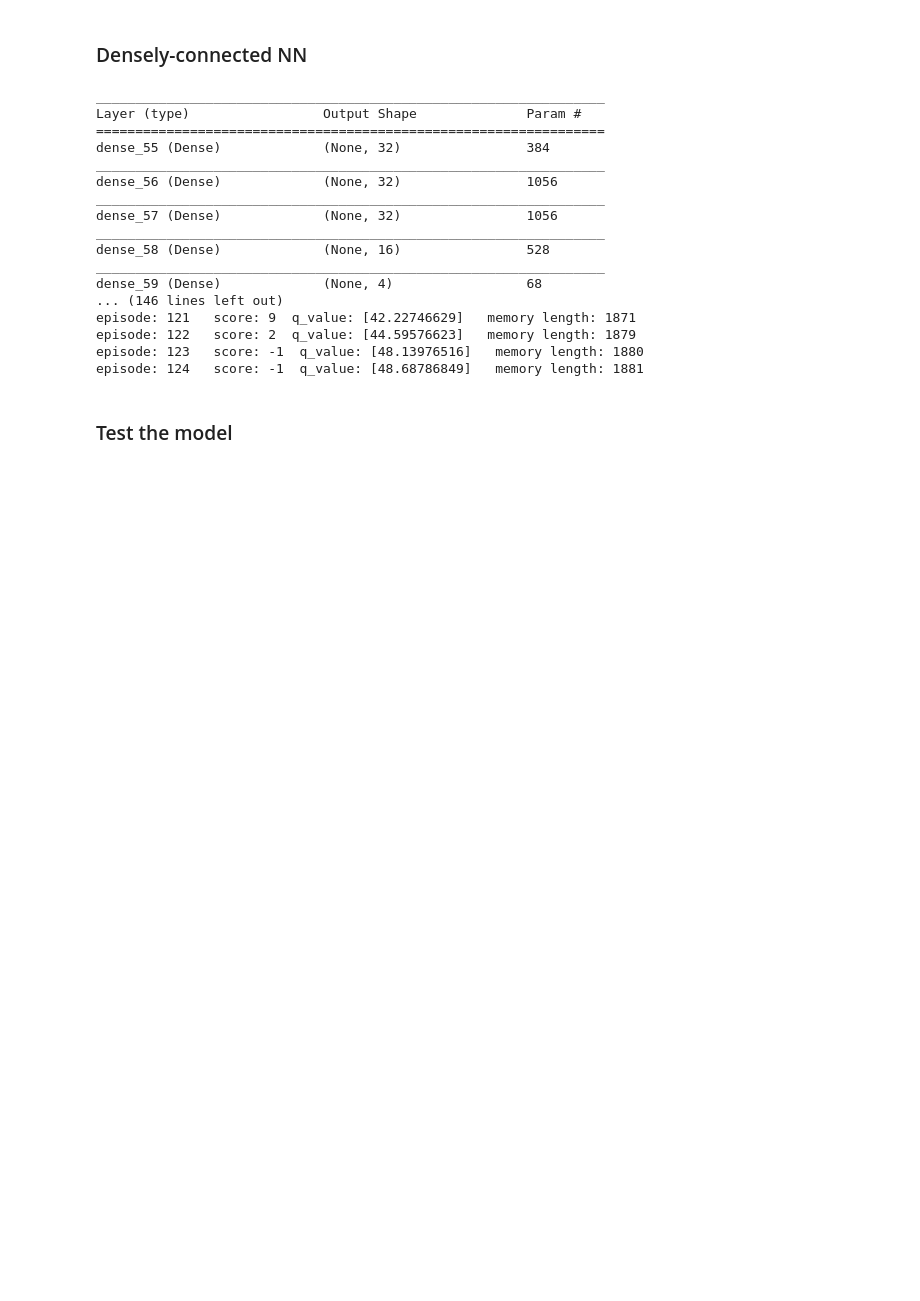
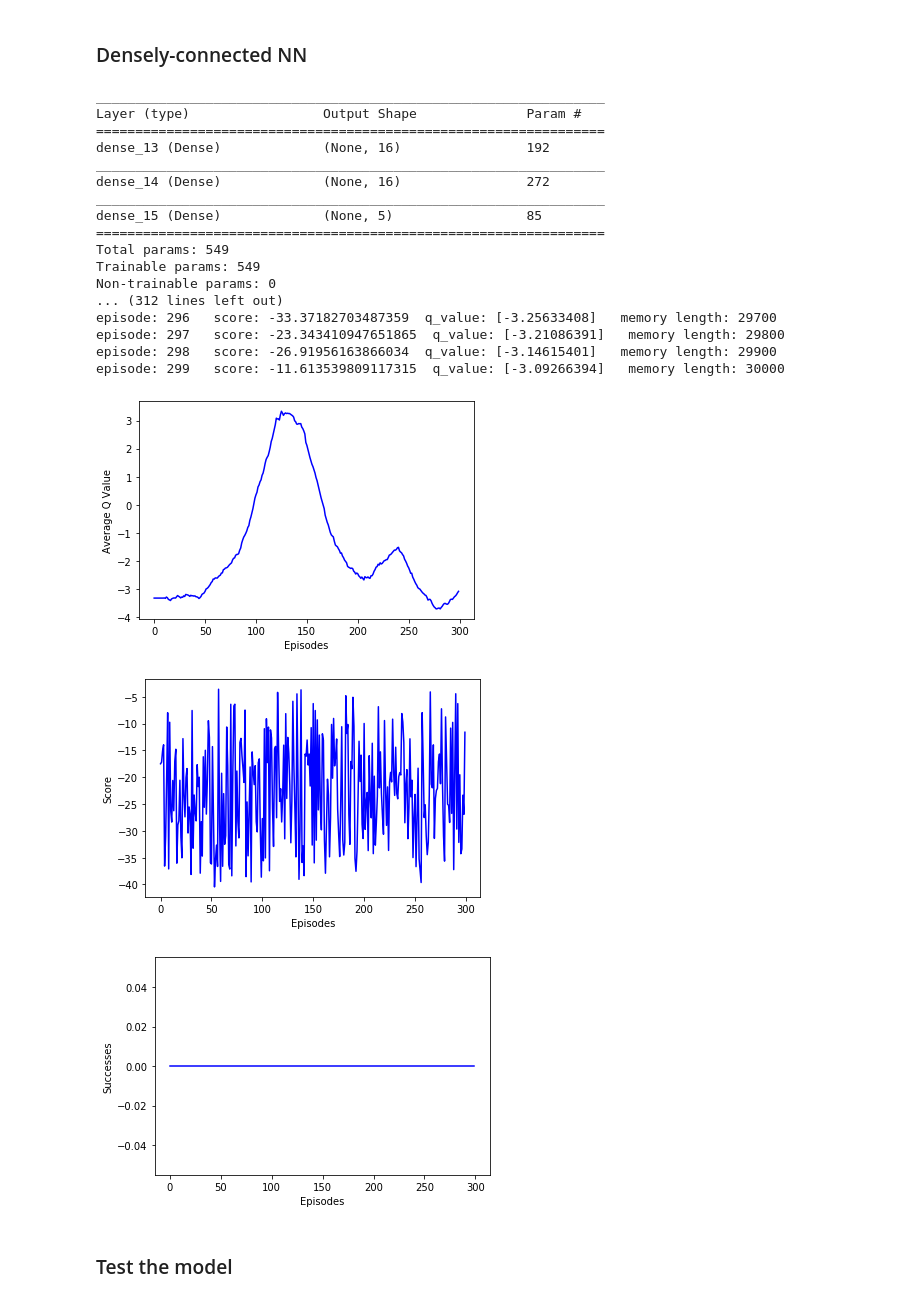
Before and after one commit to chingandy/rl_robotic_manipu, a Jupyter notebook: gym/examples/reacher-v2.ipynb, the cells around one changed output. Saved outputs shown, nothing was run; the diff lists cells and outputs as text; code cells hidden in the pictures; blank space fills up the shorter version.

Commit message:
none

```diff
--- a/gym/examples/reacher-v2.ipynb
+++ b/gym/examples/reacher-v2.ipynb
@@ -24,6 +30,3 @@ env.action_space
 # [random.choice(env.action_space) for _ in range(10)]
 # %% [output]
 [[-0.05, 0], [0.05, 0], [0, -0.05], [0, 0.05]]
-# %%
-env.action_space = [[0.0, 0.1]]
-env.action_space
@@ -140,20 +133,21 @@ from keras.layers import Dense
 from keras.optimizers import Adam, SGD, RMSprop
 from keras.models import Sequential, load_model
 import os
+import tensorflow as tf
 from IPython.core.debugger import set_trace
 
-EPISODES = 2000#Maximum number of episodes
+EPISODES = 300#Maximum number of episodes
 INITIAL_EPSILON = 1.0 # Initial value of epsilon in epsilon-greedy
 FINAL_EPSILON = 0.1
 EXPLORATION_STEPS = 1e6
-random.seed(1)  # fix the random seed
+# random.seed(2)  # fix the random seed
 #DQN Agent for the reacher-v2
 #Q function approximation with NN, experience replay, and target network
 class DQNAgent:
     #Constructor for the agent (invoked when DQN is first called in main)
     def __init__(self, state_size, action_space):
         self.check_solve = False
-        self.render = True  # visualize the training process
+        self.render = True # visualize the training process
         self.action_space = action_space
         #Get size of state and action
         self.state_size = state_size
@@ -163,7 +157,7 @@ class DQNAgent:
 ################################################################################
 ################################################################################
         #Set hyper parameters for the DQN. Do not adjust those labeled as Fixed.
-        self.discount_factor = 0.95
+        self.discount_factor = 0.98
         self.learning_rate = 0.001 #6e-6  # 0.005
         self.epsilon = INITIAL_EPSILON
         self.epsilon_interval = (INITIAL_EPSILON - FINAL_EPSILON) / EXPLORATION_STEPS
@@ -195,20 +189,21 @@ class DQNAgent:
         #Tip: Consult https://keras.io/getting-started/sequential-model-guide/
     def build_model(self):
         model = Sequential()
-        model.add(Dense(32, input_dim=self.state_size, activation='relu',
-                        kernel_initializer='he_uniform'))
-        model.add(Dense(32, activation='relu',
-                        kernel_initializer='he_uniform'))
-        model.add(Dense(32, activation='relu',
+        model.add(Dense(16, input_dim=self.state_size, activation='relu',
                         kernel_initializer='he_uniform'))
         model.add(Dense(16, activation='relu',
                         kernel_initializer='he_uniform'))
+#         model.add(Dense(32, activation='relu',
+#                         kernel_initializer='he_uniform'))
+#         model.add(Dense(16, activation='relu',
+#                         kernel_initializer='he_uniform'))
         model.add(Dense(self.action_size, activation='linear',
                         kernel_initializer='he_uniform'))
         model.summary()
         opt = Adam(lr=self.learning_rate, decay=1e-6)
+#         loss = tf.losses.huber_loss
+#         model.compile(loss='logcosh', optimizer=opt)
         model.compile(loss='mse', optimizer=opt)
-#         model.compile(loss='mse', optimizer=(lr=self.learning_rate))
 
 
         #
@@ -336,20 +331,20 @@ class DQNAgent:
         pylab.plot(episodes, max_q_mean, 'b')
         pylab.xlabel("Episodes")
         pylab.ylabel("Average Q Value")
-        pylab.savefig("qvalues_rms.png")
+        pylab.savefig("modelnpic/qvalues.png")
 
         pylab.figure(1)
         pylab.plot(episodes, scores, 'b')
         pylab.xlabel("Episodes")
         pylab.ylabel("Score")
-        pylab.savefig("scores_rms.png")
+        pylab.savefig("modelnpic/scores.png")
 
 
         pylab.figure(2)
         pylab.plot(episodes, success_log, 'b')
         pylab.xlabel("Episodes")
         pylab.ylabel("Successes")
-        pylab.savefig("successes_rms.png")
+        pylab.savefig("modelnpic/successes.png")
 if __name__ == "__main__":
 
     env = gym.make('Reacher-v2') #Generate Reacher-v2 environment object from the gym library
@@ -361,8 +356,12 @@ if __name__ == "__main__":
     agent = DQNAgent(state_size, env.action_space)
 
     #load the pre-trained model
-    path_to_model = 'model_adam.h5'
-    path_to_target = 'target_model_adam.h5'
+    if os.path.isdir('./modelnpic/'):
+        pass
+    else:
+        os.makedirs('./modelnpic/')
+    path_to_model = 'modelnpic/model_adam.h5'
+    path_to_target = 'modelnpic/target_model_adam.h5'
     if os.path.isfile(path_to_model) and os.path.isfile(path_to_target):
         print("Loading the pre-trained model......")
         agent.restore_model(path_to_model, path_to_target)
@@ -445,45 +444,48 @@ if __name__ == "__main__":
                 scores.append(score)
                 episodes.append(e)
                 if success:
                     print("Success!")
                     success_count += 1
                 success_log.append(success_count)
 
                 print("episode:", e, "  score:", score," q_value:", max_q_mean[e],"  memory length:",
                       len(agent.memory))
 
                 # if the mean of scores of last 100 episodes is bigger than 195
                 # stop training
                 if agent.check_solve:
                     last_hundred_q_mean = np.mean(max_q_mean[-min(100, len(max_q_mean)):])
                     if abs(last_hundred_q_mean - max_q_mean[e]) / last_hundred_q_mean  <= 0.01:
                         print("solved after", e-100, "episodes")
                         agent.save_model(path_to_model, path_to_target)
                         print("Models are saved.")
                         agent.plot_data(episodes,scores,max_q_mean[:e+1], success_log)
                         sys.exit()
     agent.plot_data(episodes,scores,max_q_mean, success_log)
     # Save the model
     agent.save_model(path_to_model, path_to_target)
     env.close()
 # %% [output]
 _________________________________________________________________
 Layer (type)                 Output Shape              Param #
 =================================================================
-dense_55 (Dense)             (None, 32)                384
+dense_13 (Dense)             (None, 16)                192
 _________________________________________________________________
-dense_56 (Dense)             (None, 32)                1056
+dense_14 (Dense)             (None, 16)                272
 _________________________________________________________________
-dense_57 (Dense)             (None, 32)                1056
-_________________________________________________________________
-dense_58 (Dense)             (None, 16)                528
-_________________________________________________________________
-dense_59 (Dense)             (None, 4)                 68
-... (146 lines left out)
-episode: 121   score: 9  q_value: [42.22746629]   memory length: 1871
-episode: 122   score: 2  q_value: [44.59576623]   memory length: 1879
-episode: 123   score: -1  q_value: [48.13976516]   memory length: 1880
-episode: 124   score: -1  q_value: [48.68786849]   memory length: 1881
+dense_15 (Dense)             (None, 5)                 85
+=================================================================
+Total params: 549
+Trainable params: 549
+Non-trainable params: 0
+... (312 lines left out)
+episode: 296   score: -33.37182703487359  q_value: [-3.25633408]   memory length: 29700
+episode: 297   score: -23.343410947651865  q_value: [-3.21086391]   memory length: 29800
+episode: 298   score: -26.91956163866034  q_value: [-3.14615401]   memory length: 29900
+episode: 299   score: -11.613539809117315  q_value: [-3.09266394]   memory length: 30000
+[figure, added]
+[figure, added]
+[figure, added]
 # %% [markdown]
 ### Test the model
 # %%
```
Also changed, not shown: parts of 7 cells of this notebook, 13 other files.
